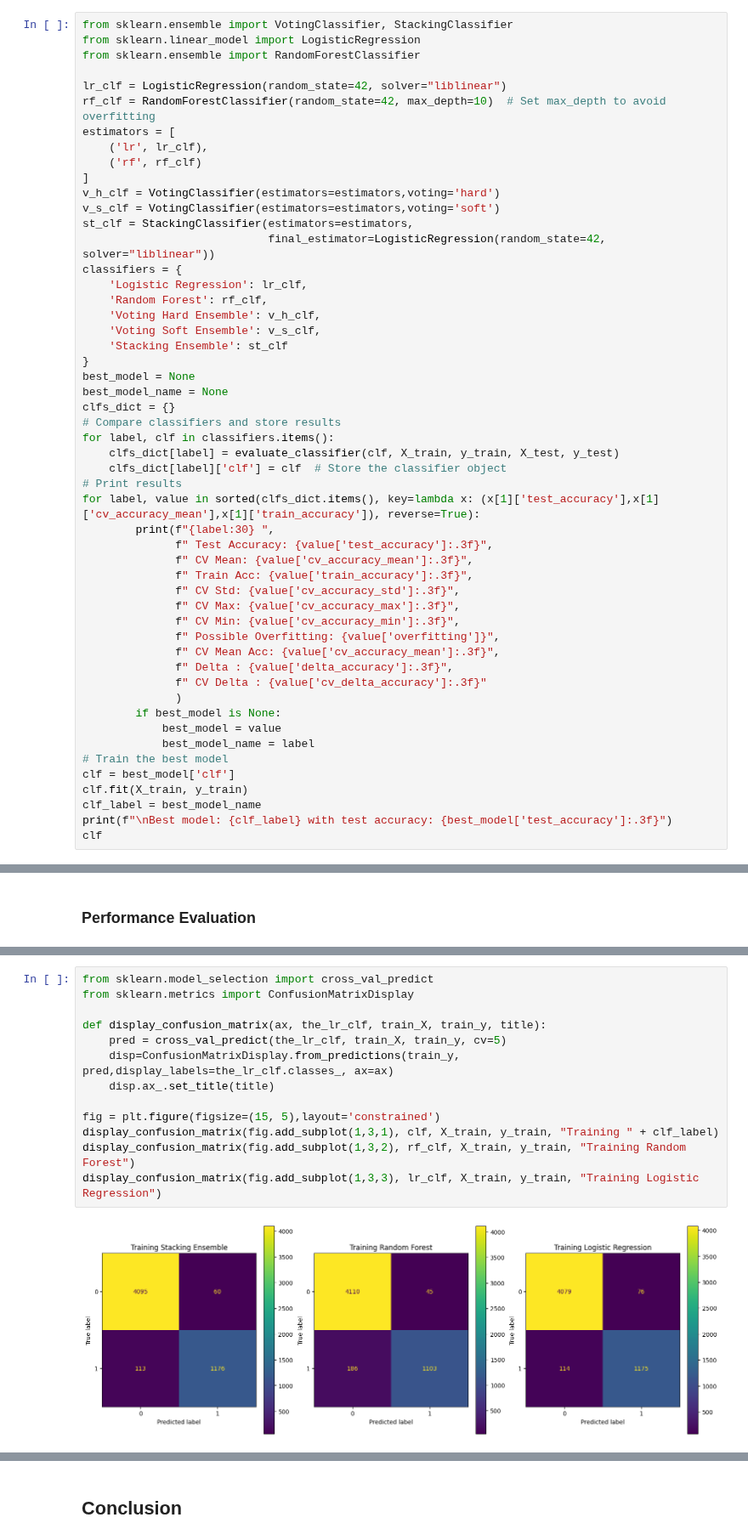
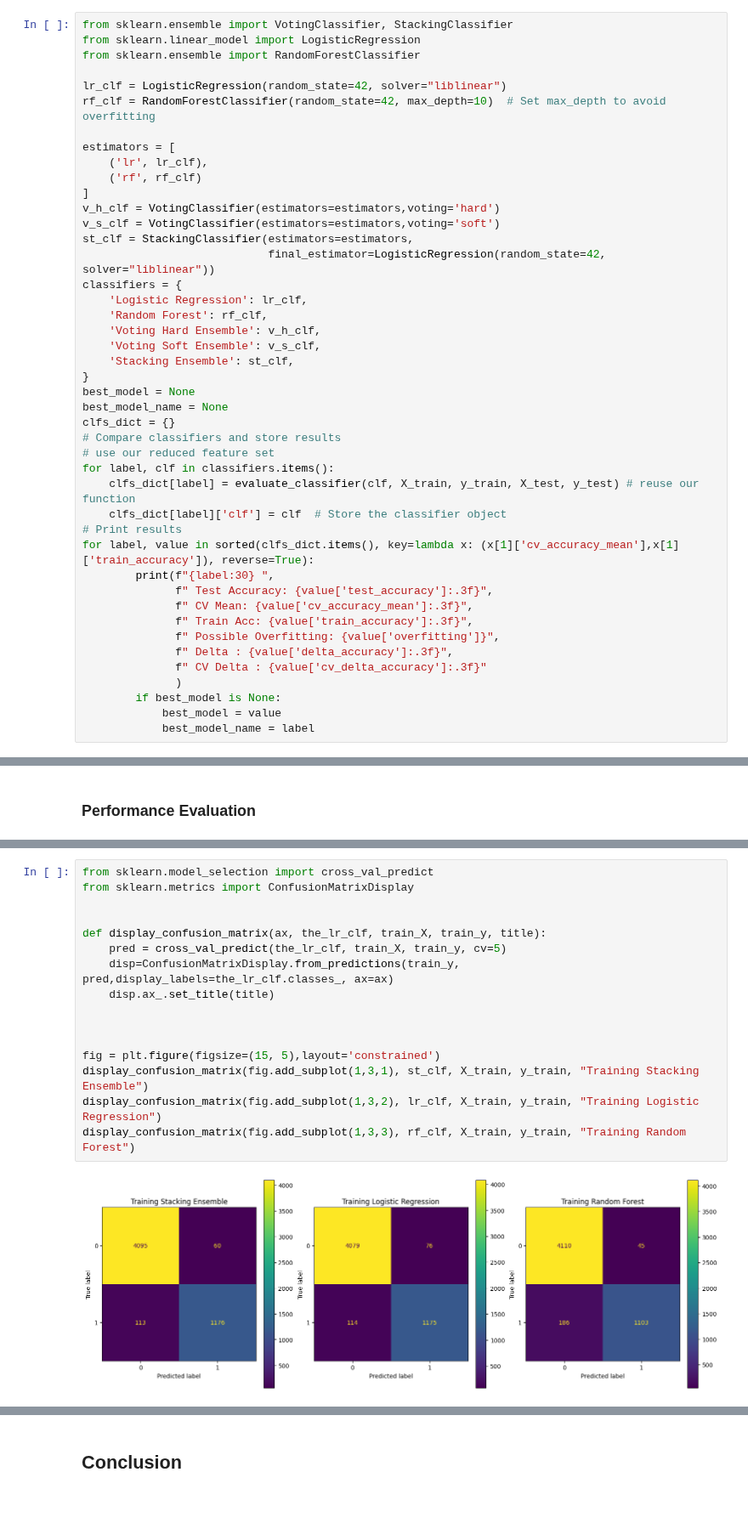
Before and after one commit to raymondsamalo/25S1-C-NYP-ITI111-Applied-Machine-Learning, a Jupyter notebook: AndroidMalwareRaymondSamalo.ipynb, the cells around one changed output, grey strips where cells are left out. Shown at 85% size. Drawn from its saved outputs; the diff is of its cells as text; blank space fills up the shorter version.

```diff
--- a/AndroidMalwareRaymondSamalo.ipynb
+++ b/AndroidMalwareRaymondSamalo.ipynb
@@ -659,6 +674,7 @@ from sklearn.ensemble import RandomForestClassifier
 
 lr_clf = LogisticRegression(random_state=42, solver="liblinear")
 rf_clf = RandomForestClassifier(random_state=42, max_depth=10)  # Set max_depth to avoid overfitting
+
 estimators = [
     ('lr', lr_clf),
     ('rf', rf_clf)
@@ -672,36 +688,27 @@ classifiers = {
     'Random Forest': rf_clf,
     'Voting Hard Ensemble': v_h_clf,
     'Voting Soft Ensemble': v_s_clf,
-    'Stacking Ensemble': st_clf
+    'Stacking Ensemble': st_clf,
 }
 best_model = None
 best_model_name = None
 clfs_dict = {}
 # Compare classifiers and store results
+# use our reduced feature set
 for label, clf in classifiers.items():
-    clfs_dict[label] = evaluate_classifier(clf, X_train, y_train, X_test, y_test)
+    clfs_dict[label] = evaluate_classifier(clf, X_train, y_train, X_test, y_test) # reuse our function
     clfs_dict[label]['clf'] = clf  # Store the classifier object
 # Print results
-for label, value in sorted(clfs_dict.items(), key=lambda x: (x[1]['test_accuracy'],x[1]['cv_accuracy_mean'],x[1]['train_accuracy']), reverse=True):
+for label, value in sorted(clfs_dict.items(), key=lambda x: (x[1]['cv_accuracy_mean'],x[1]['train_accuracy']), reverse=True):
         print(f"{label:30} ",
               f" Test Accuracy: {value['test_accuracy']:.3f}",
               f" CV Mean: {value['cv_accuracy_mean']:.3f}",
               f" Train Acc: {value['train_accuracy']:.3f}",
-              f" CV Std: {value['cv_accuracy_std']:.3f}",
-              f" CV Max: {value['cv_accuracy_max']:.3f}",
-              f" CV Min: {value['cv_accuracy_min']:.3f}",
               f" Possible Overfitting: {value['overfitting']}",
-              f" CV Mean Acc: {value['cv_accuracy_mean']:.3f}",
               f" Delta : {value['delta_accuracy']:.3f}",
               f" CV Delta : {value['cv_delta_accuracy']:.3f}"
               )
         if best_model is None:
             best_model = value
             best_model_name = label
-# Train the best model
-clf = best_model['clf']
-clf.fit(X_train, y_train)
-clf_label = best_model_name
-print(f"\nBest model: {clf_label} with test accuracy: {best_model['test_accuracy']:.3f}")
-clf
 # %% [output]
@@ -729,15 +741,18 @@ Let us check the performance of our classifier using confusion matrix and report
 # %%
 from sklearn.model_selection import cross_val_predict
 from sklearn.metrics import ConfusionMatrixDisplay
+
 
 def display_confusion_matrix(ax, the_lr_clf, train_X, train_y, title):
     pred = cross_val_predict(the_lr_clf, train_X, train_y, cv=5)
     disp=ConfusionMatrixDisplay.from_predictions(train_y, pred,display_labels=the_lr_clf.classes_, ax=ax)
     disp.ax_.set_title(title)
 
+
+
 fig = plt.figure(figsize=(15, 5),layout='constrained')
-display_confusion_matrix(fig.add_subplot(1,3,1), clf, X_train, y_train, "Training " + clf_label)
-display_confusion_matrix(fig.add_subplot(1,3,2), rf_clf, X_train, y_train, "Training Random Forest")
-display_confusion_matrix(fig.add_subplot(1,3,3), lr_clf, X_train, y_train, "Training Logistic Regression")
+display_confusion_matrix(fig.add_subplot(1,3,1), st_clf, X_train, y_train, "Training Stacking Ensemble")
+display_confusion_matrix(fig.add_subplot(1,3,2), lr_clf, X_train, y_train, "Training Logistic Regression")
+display_confusion_matrix(fig.add_subplot(1,3,3), rf_clf, X_train, y_train, "Training Random Forest")
 # %% [output]
-[figure, old version]
+[figure, new version]
```
Also changed, not shown: parts of 17 cells of this notebook.
